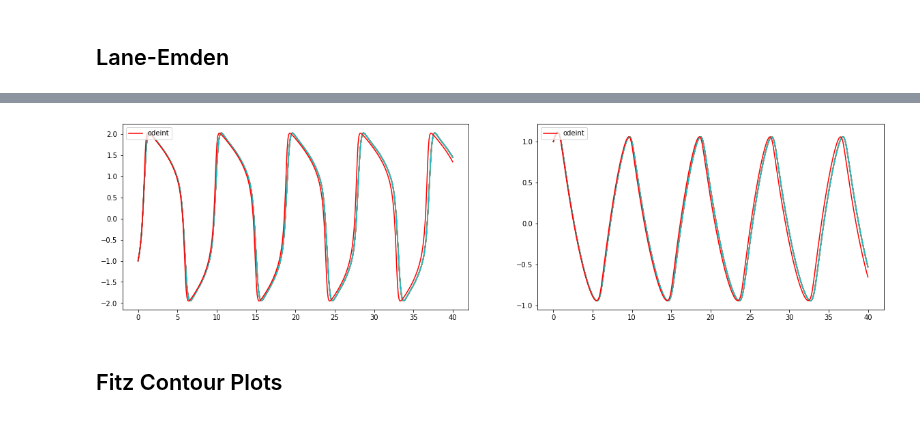
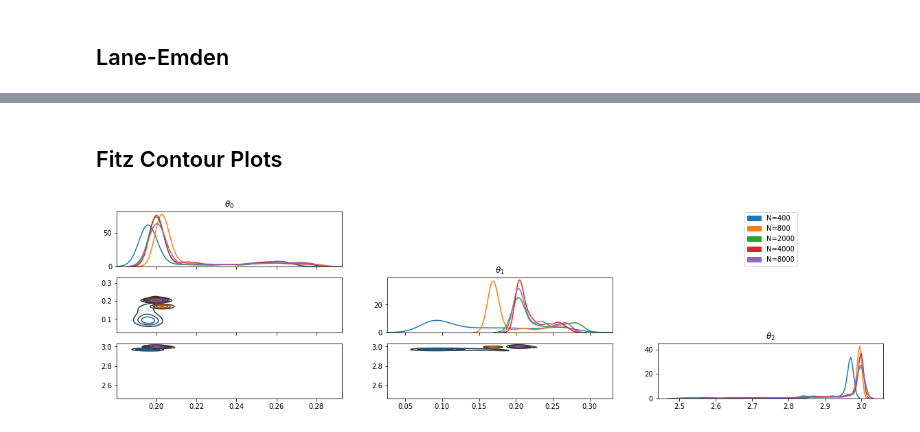
Before and after one commit to mlysy/rodeo-legacy, a Jupyter notebook: cython/KalmanODE.ipynb, the cells around one changed output, grey strips where cells are left out. Drawn from its saved outputs; the diff is of its cells as text; code cells hidden in the pictures.

```diff
--- a/cython/KalmanODE.ipynb
+++ b/cython/KalmanODE.ipynb
@@ -428,27 +242,23 @@ Theta_det = fitz.mwg_det(n_samples, Y_t, tmin, tmax, n_eval, w_mat, x0[0], theta
 # %%
 n_samples = 10000
 fitz = Fitz(n_state1, n_state2, n_state, n_meas)
-Y_t, X_t = fitz.simulate(tmin, tmax, n_eval, x0, theta_true, tau, sigma, w_mat, gamma)
 kalman_fitz_cy2 = %timeit -o -n1 -r1 _=  \
 fitz.mwg(n_samples, Y_t[:, [0, 3]], tmin, tmax, n_eval, w_mat, x0, theta0, theta_true, theta_sd, gamma, tau, sigma, rwsd)
 # %%
 n_runs = 10
-n_steps = 400
-n_eval = n_steps - 1
-kfitz_Xt = np.zeros((n_runs, n_steps, 2))
+n_eval = 800
+kfitz_Xt = np.zeros((n_runs, n_eval+1, 2))
 fitz = Fitz(n_state1, n_state2, n_state, n_meas)
 fig, axs = plt.subplots(1, 2, figsize=(20, 5))
-tseq = np.linspace(tmin, tmax, n_steps)
+tseq = np.linspace(tmin, tmax, n_eval+1)
 ofitz_Xt = odeint(fitz0, [-1, 1], tseq, args=(theta_true,))
 for i in range(10):
-    _, X_t = fitz.simulate(tmin, tmax, n_eval, x0, theta_true, tau, sigma, w_mat, gamma)
+    _, X_t = fitz.simulate(tmin, tmax, n_eval, x0, theta_true, tau, sigma, w_mat, gamma, .1)
     kfitz_Xt[i] = X_t[:, [0, 3]]
     for j in range(2):
         axs[j].plot(tseq, kfitz_Xt[i, :, j])
 for i in range(2):
     axs[i].plot(tseq, ofitz_Xt[:, i], color='r', label='odeint')
     axs[i].legend(loc='upper left')
-# %% [output]
-[figure, removed]
 # %% [markdown]
 ## Fitz Contour Plots
@@ -458,17 +265 @@ import matplotlib.patches as mpatches
-# %%
-def theta_plot(Theta, bw=0.1):
-    fig, axs = plt.subplots(n_theta, n_theta, sharex='col', figsize=(20, 5))
-    patches = [None]*n_h
-    for i in range(n_h):
-        patches[i] = mpatches.Patch(color='C{}'.format(i), label='h={}'.format(h[i]))
-        for row in range(n_theta):
-            sns.kdeplot(Theta[i, :, row], bw=bw, ax=axs[row, row])
-            for col in range(row):
-                sns.kdeplot(Theta[i, :, col], Theta[i, :, row], bw=bw, ax=axs[row, col])
-
-    axs[0,1].set_axis_off()
-    axs[0,2].set_axis_off()
-    axs[1,2].set_axis_off()
-    axs[0,2].legend(handles=patches, loc='center')
-    plt.show()
 # %%
@@ -499,4 +294,6 @@ for i in range(n_h):
     fitz_det_theta[i] = Theta_det
 # %%
-theta_plot(fitz_theta, .1)
+theta_plot(fitz_theta, h_eval, 4)
+# %% [output]
+[figure, added]
 # %%
```
Also changed, not shown: parts of 37 cells of this notebook, 10 other files.
